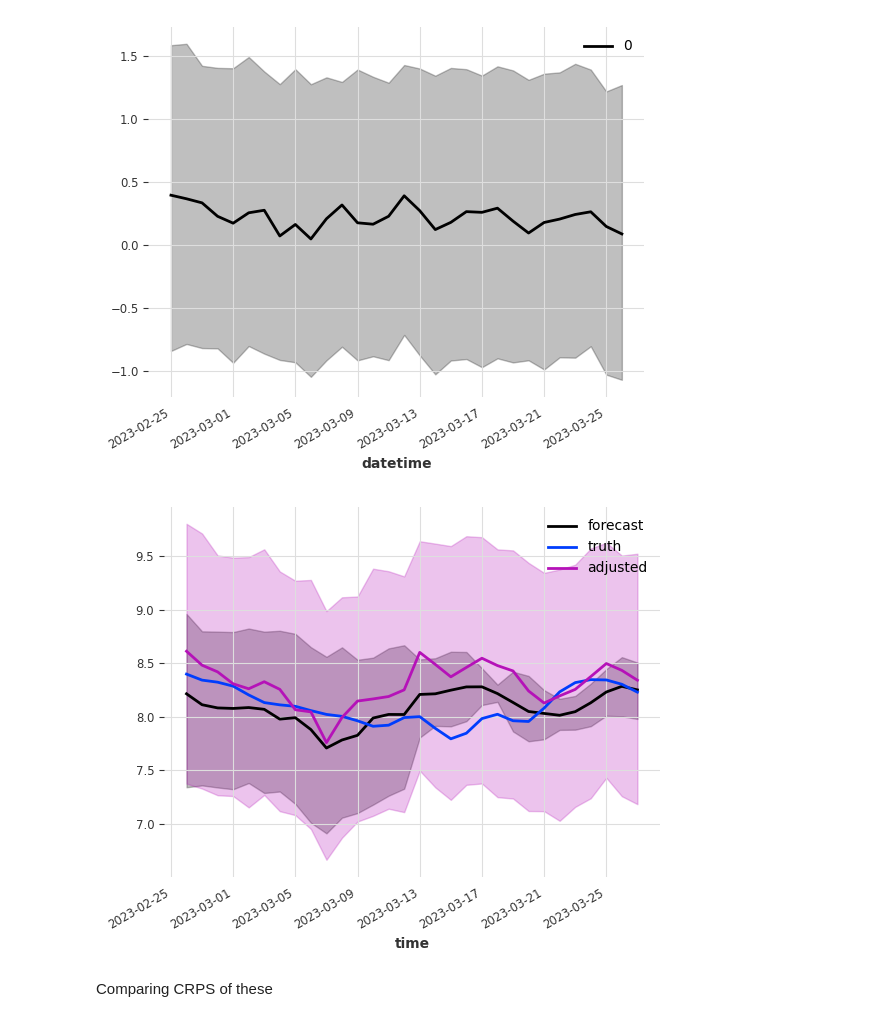
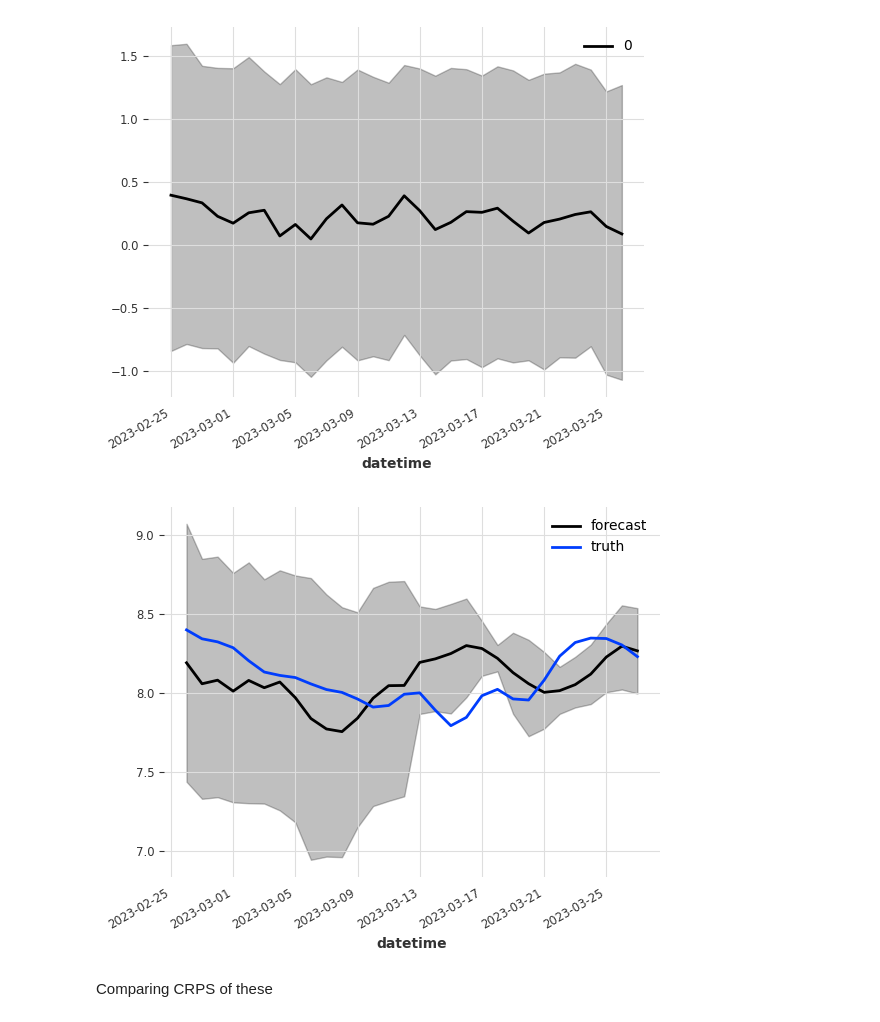
Before and after one commit to boettiger-lab/neon4cast-darts-submit, a Jupyter notebook: scoring_exploration.ipynb, the cells around one changed output. Drawn from its saved outputs; the diff is of its cells as text; code cells hidden in the pictures.

```diff
--- a/scoring_exploration.ipynb
+++ b/scoring_exploration.ipynb
@@ -356,13 +112,13 @@ def stack_ts(timeseries, n_samples=500):
 # %%
 start_date = pd.Timestamp(year=2023, month=2, day=26)
 end_date = pd.Timestamp(year=2023, month=3, day=27)
 historical_truth = historical_model.validation_set.slice(start_date, end_date)
 historical_forecast = historical_model.forecast_ts
 historical_forecast.plot(label="forecast")
 historical_truth.median().plot(label="truth")
-(stack_ts(historical_forecast.median()) + residual_forecaster.predictions).plot(label="adjusted")
+#(stack_ts(historical_forecast.median()) + residual_forecaster.predictions).plot(label="adjusted")
 # %% [output]
-[figure, old version]
+[figure, new version]
 # %% [markdown]
 Comparing CRPS of these
 # %%
```
Also changed, not shown: parts of 30 cells of this notebook, 1 other file.
